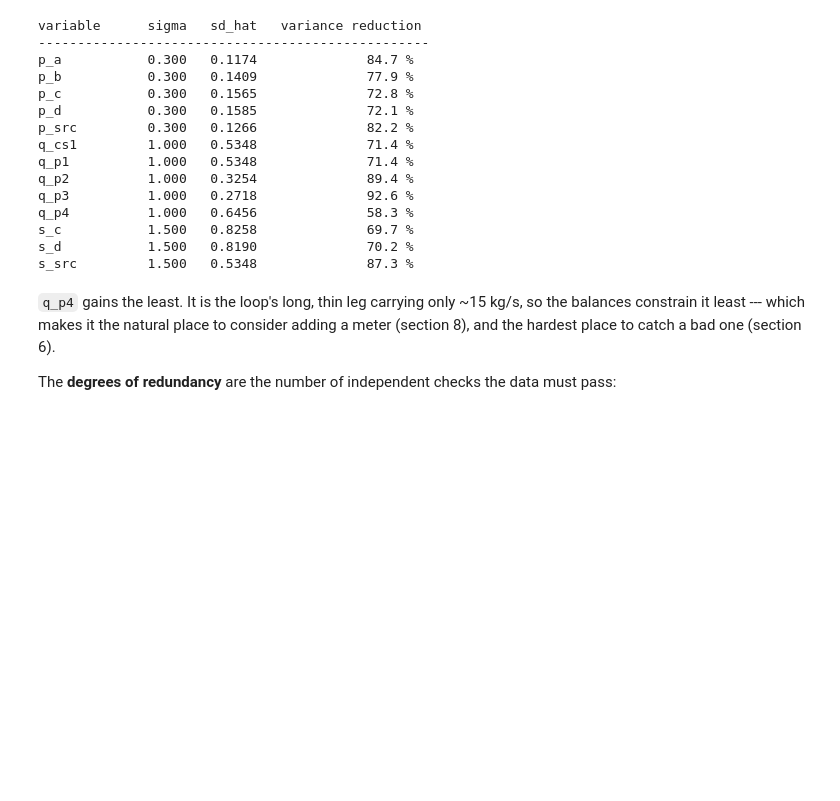
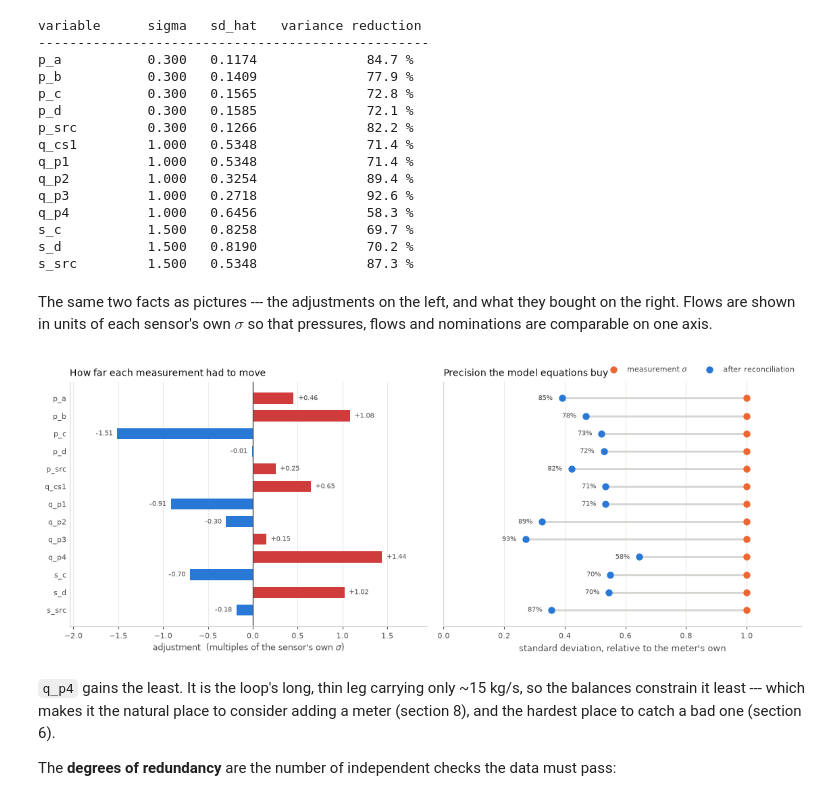
Before and after one commit to jkitchin/differentiable-flowsheets, a Jupyter notebook: examples/28_data_reconciliation.ipynb, the cells around one changed output. Drawn from its saved outputs; the diff is of its cells as text; code cells hidden in the pictures; blank space fills up the shorter version.

```diff
--- a/examples/28_data_reconciliation.ipynb
+++ b/examples/28_data_reconciliation.ipynb
@@ -37,6 +37,7 @@ import jax.numpy as jnp
 jax.config.update("jax_enable_x64", True)
 
 import numpy as np
+import matplotlib.pyplot as plt
 import difflow_gas as dg
 from difflow_gas import verify
 from difflow.reconciliation import (
@@ -50,6 +51,19 @@ from difflow.reconciliation import (
     ReconciliationStructureError,
 )
 
+# palette: categorical slots 1-2, plus the reserved "critical" status step
+BLUE, ORANGE, RED, GREY = "#2a78d6", "#eb6834", "#d03b3b", "#8a8985"
+INK, INK_SOFT, GRID = "#0b0b0b", "#52514e", "#eceae6"
+
+def tidy(ax, axis="y"):
+    """Recessive axes and grid, so the data carries the emphasis."""
+    ax.spines[["top", "right"]].set_visible(False)
+    for s in ax.spines.values():
+        s.set_color("#d5d4d0")
+    ax.tick_params(colors=INK_SOFT, labelsize=8, length=3)
+    ax.grid(axis=axis, color=GRID, linewidth=0.8)
+    ax.set_axisbelow(True)
+
 print("JAX version:", jax.__version__)
 # %% [output]
 JAX version: 0.10.2
@@ -236,6 +263,53 @@ q_p4          1.000   0.6456              58.3 %
 s_c           1.500   0.8258              69.7 %
 s_d           1.500   0.8190              70.2 %
 s_src         1.500   0.5348              87.3 %
+# %% [markdown]
+The same two facts as pictures --- the adjustments on the left, and what they bought on the right. Flows are shown in units of each sensor's own $\sigma$ so that pressures, flows and nominations are comparable on one axis.
+# %%
+names = list(layout.names)
+ypos = np.arange(len(names))[::-1]
+adj_sigma = np.asarray(res.adjustment) / np.asarray(sigma)   # in sigma units
+sd_ratio = np.array([res.std[n] for n in names]) / np.asarray(sigma)
+
+fig, axes = plt.subplots(1, 2, figsize=(11.5, 4.6), sharey=True)
+
+ax = axes[0]
+ax.barh(ypos, adj_sigma, height=0.62,
+        color=[BLUE if v < 0 else RED for v in adj_sigma], edgecolor="none")
+ax.axvline(0, color=INK_SOFT, linewidth=1)
+ax.set_yticks(ypos)
+ax.set_yticklabels(names, fontsize=8)
+ax.set_xlabel("adjustment  (multiples of the sensor's own $\\sigma$)",
+              fontsize=9, color=INK_SOFT)
+ax.set_title("How far each measurement had to move", fontsize=10, color=INK, loc="left")
+for yy, v in zip(ypos, adj_sigma):
+    ax.text(v + (0.05 if v >= 0 else -0.05), yy, f"{v:+.2f}", va="center",
+            ha="left" if v >= 0 else "right", fontsize=7.5, color=INK_SOFT)
+ax.set_xlim(min(adj_sigma.min() * 1.35, -0.6), max(adj_sigma.max() * 1.35, 0.6))
+tidy(ax, axis="x")
+ax.tick_params(axis="y", length=0)
+
+ax = axes[1]
+ax.hlines(ypos, sd_ratio, 1.0, color="#d5d4d0", linewidth=2, zorder=1)
+ax.scatter(np.ones_like(sd_ratio), ypos, s=42, color=ORANGE, zorder=2,
+           label="measurement $\\sigma$")
+ax.scatter(sd_ratio, ypos, s=42, color=BLUE, zorder=3, label="after reconciliation")
+ax.set_xlim(0, 1.18)
+ax.set_xlabel("standard deviation, relative to the meter's own",
+              fontsize=9, color=INK_SOFT)
+ax.set_title("Precision the model equations buy", fontsize=10, color=INK, loc="left")
+ax.legend(frameon=False, fontsize=8, loc="lower right",
+          bbox_to_anchor=(1.0, 1.005), ncol=2, labelcolor=INK_SOFT)
+for yy, v in zip(ypos, sd_ratio):
+    ax.text(v - 0.03, yy, f"{100 * (1 - v ** 2):.0f}%", va="center", ha="right",
+            fontsize=7.5, color=INK_SOFT)
+tidy(ax, axis="x")
+ax.tick_params(axis="y", length=0)
+
+plt.tight_layout()
+plt.show()
+# %% [output]
+[figure, added]
 # %% [markdown]
 `q_p4` gains the least. It is the loop's long, thin leg carrying only ~15 kg/s, so the
 balances constrain it least --- which makes it the natural place to consider adding a meter
```
Also changed, not shown: parts of 3 cells of this notebook, 7 other files.
